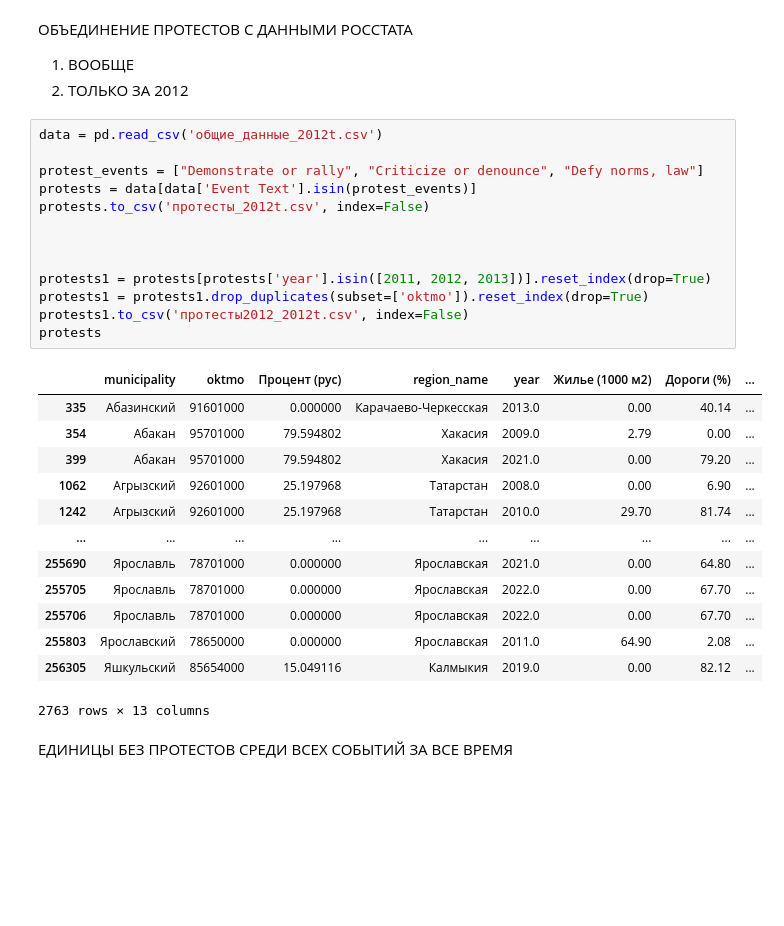
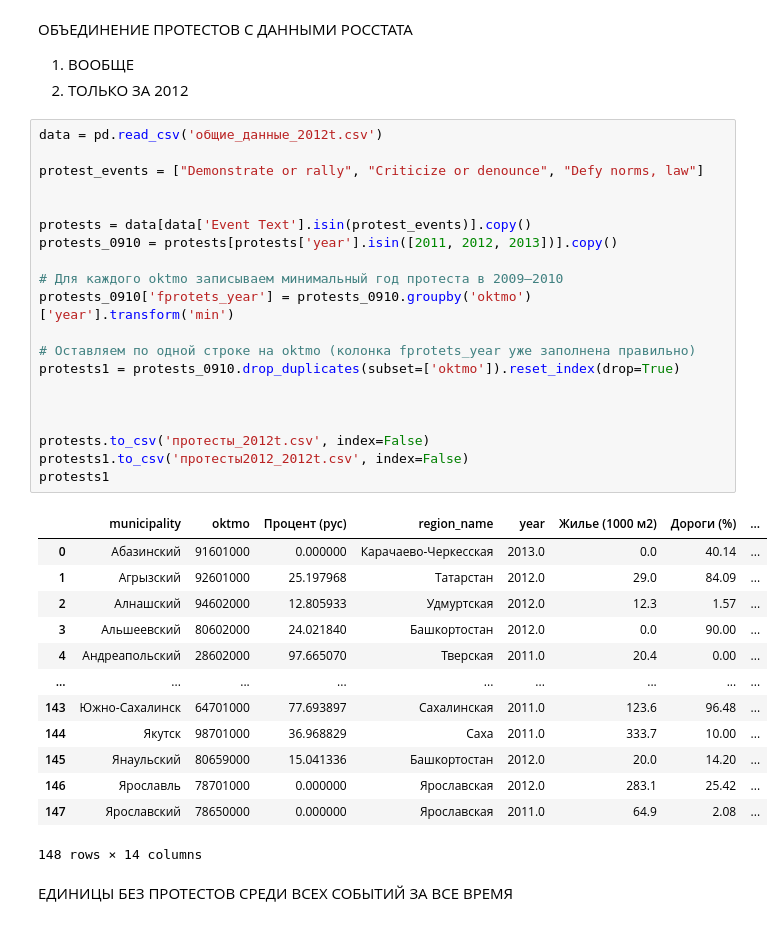
Before and after one commit to eddaboy/protest_paper, a Jupyter notebook: completed_models/design_ICEWS/boloto (2011-2013).ipynb, the cells around one changed output. Saved outputs shown, nothing was run; the diff lists cells and outputs as text; blank space fills up the shorter version.

```diff
--- a/completed_models/design_ICEWS/boloto (2011-2013).ipynb
+++ b/completed_models/design_ICEWS/boloto (2011-2013).ipynb
@@ -43,33 +43,40 @@ df
 
 1. ВООБЩЕ
 2. ТОЛЬКО ЗА 2012
-# %%
-data = pd.read_csv('общие_данные_2012t.csv')
-
-protest_events = ["Demonstrate or rally", "Criticize or denounce", "Defy norms, law"]
-protests = data[data['Event Text'].isin(protest_events)]
-protests.to_csv('протесты_2012t.csv', index=False)
-
-
-
-protests1 = protests[protests['year'].isin([2011, 2012, 2013])].reset_index(drop=True)
-protests1 = protests1.drop_duplicates(subset=['oktmo']).reset_index(drop=True)
-protests1.to_csv('протесты2012_2012t.csv', index=False)
-protests
-# %% [output]
-|  | municipality | oktmo | Процент (рус) | region_name | year | Жилье (1000 м2) | Дороги (%) | ... |
-| 335 | Абазинский | 91601000 | 0.000000 | Карачаево-Черкесская | 2013.0 | 0.00 | 40.14 | ... |
-| 354 | Абакан | 95701000 | 79.594802 | Хакасия | 2009.0 | 2.79 | 0.00 | ... |
-| 399 | Абакан | 95701000 | 79.594802 | Хакасия | 2021.0 | 0.00 | 79.20 | ... |
-| 1062 | Агрызский | 92601000 | 25.197968 | Татарстан | 2008.0 | 0.00 | 6.90 | ... |
-| 1242 | Агрызский | 92601000 | 25.197968 | Татарстан | 2010.0 | 29.70 | 81.74 | ... |
-| ... | ... | ... | ... | ... | ... | ... | ... | ... |
-| 255690 | Ярославль | 78701000 | 0.000000 | Ярославская | 2021.0 | 0.00 | 64.80 | ... |
-| 255705 | Ярославль | 78701000 | 0.000000 | Ярославская | 2022.0 | 0.00 | 67.70 | ... |
-| 255706 | Ярославль | 78701000 | 0.000000 | Ярославская | 2022.0 | 0.00 | 67.70 | ... |
-| 255803 | Ярославский | 78650000 | 0.000000 | Ярославская | 2011.0 | 64.90 | 2.08 | ... |
-| 256305 | Яшкульский | 85654000 | 15.049116 | Калмыкия | 2019.0 | 0.00 | 82.12 | ... |
-2763 rows × 13 columns
+# %%
+data = pd.read_csv('общие_данные_2012t.csv')
+
+protest_events = ["Demonstrate or rally", "Criticize or denounce", "Defy norms, law"]
+
+
+protests = data[data['Event Text'].isin(protest_events)].copy()
+protests_0910 = protests[protests['year'].isin([2011, 2012, 2013])].copy()
+
+# Для каждого oktmo записываем минимальный год протеста в 2009–2010
+protests_0910['fprotets_year'] = protests_0910.groupby('oktmo')['year'].transform('min')
+
+# Оставляем по одной строке на oktmo (колонка fprotets_year уже заполнена правильно)
+protests1 = protests_0910.drop_duplicates(subset=['oktmo']).reset_index(drop=True)
+
+
+
+protests.to_csv('протесты_2012t.csv', index=False)
+protests1.to_csv('протесты2012_2012t.csv', index=False)
+protests1
+# %% [output]
+|  | municipality | oktmo | Процент (рус) | region_name | year | Жилье (1000 м2) | Дороги (%) | ... |
+| 0 | Абазинский | 91601000 | 0.000000 | Карачаево-Черкесская | 2013.0 | 0.0 | 40.14 | ... |
+| 1 | Агрызский | 92601000 | 25.197968 | Татарстан | 2012.0 | 29.0 | 84.09 | ... |
+| 2 | Алнашский | 94602000 | 12.805933 | Удмуртская | 2012.0 | 12.3 | 1.57 | ... |
+| 3 | Альшеевский | 80602000 | 24.021840 | Башкортостан | 2012.0 | 0.0 | 90.00 | ... |
+| 4 | Андреапольский | 28602000 | 97.665070 | Тверская | 2011.0 | 20.4 | 0.00 | ... |
+| ... | ... | ... | ... | ... | ... | ... | ... | ... |
+| 143 | Южно-Сахалинск | 64701000 | 77.693897 | Сахалинская | 2011.0 | 123.6 | 96.48 | ... |
+| 144 | Якутск | 98701000 | 36.968829 | Саха | 2011.0 | 333.7 | 10.00 | ... |
+| 145 | Янаульский | 80659000 | 15.041336 | Башкортостан | 2012.0 | 20.0 | 14.20 | ... |
+| 146 | Ярославль | 78701000 | 0.000000 | Ярославская | 2012.0 | 283.1 | 25.42 | ... |
+| 147 | Ярославский | 78650000 | 0.000000 | Ярославская | 2011.0 | 64.9 | 2.08 | ... |
+148 rows × 14 columns
 # %% [markdown]
 ЕДИНИЦЫ БЕЗ ПРОТЕСТОВ СРЕДИ ВСЕХ СОБЫТИЙ ЗА ВСЕ ВРЕМЯ
 # %%
```
Also changed, not shown: parts of 9 cells of this notebook, 7 other files.
